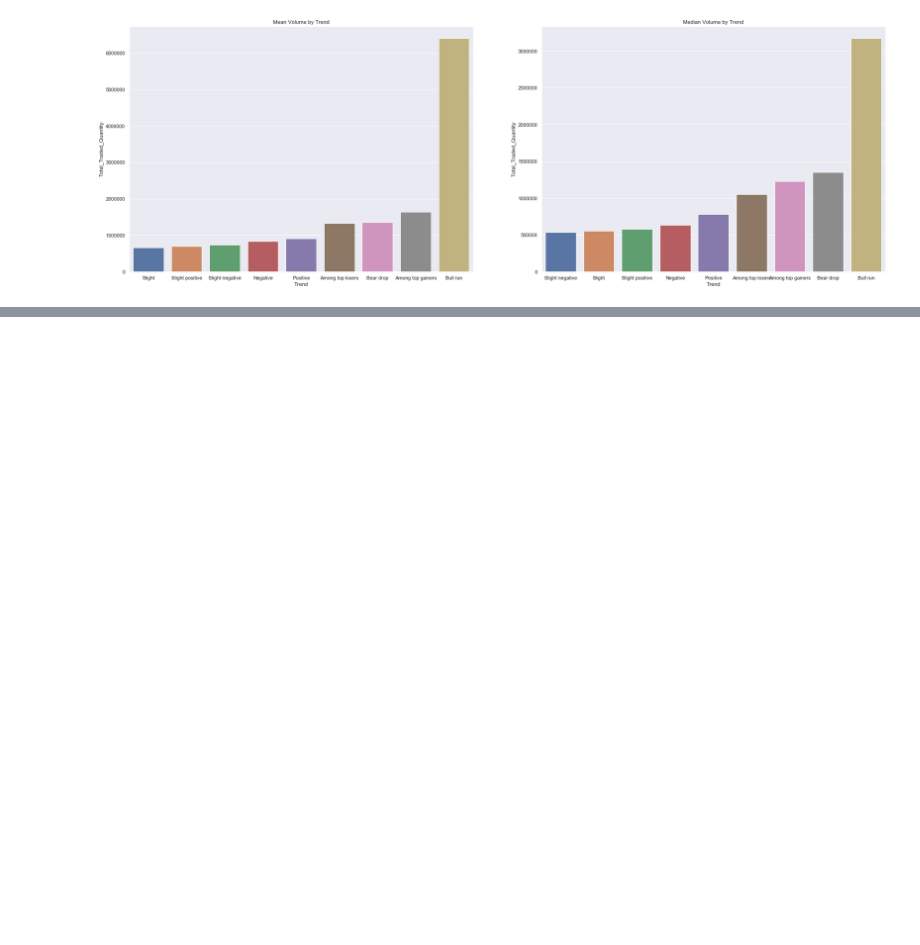
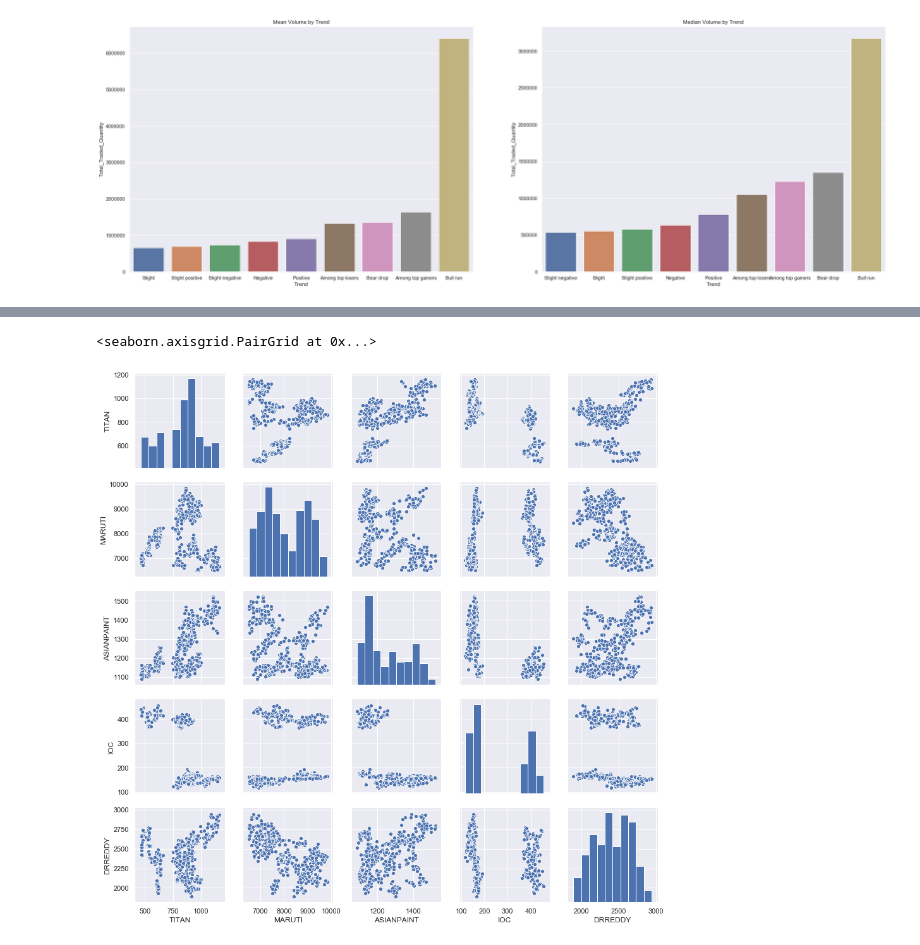
Before and after one commit to JamesMcGuigan/aspiration-ai-internship, a Jupyter notebook: python3/module_2/module_2.ipynb, the cells around one changed output, grey strips where cells are left out. Drawn from its saved outputs; the diff is of its cells as text; code cells hidden in the pictures; blank space fills up the shorter version.

```diff
--- a/python3/module_2/module_2.ipynb
+++ b/python3/module_2/module_2.ipynb
@@ -186,0 +253,5 @@ sns.barplot(ax=axes[1], x='Trend', y='Total_Traded_Quantity', data=volume_by_tre
+# %%
+sns.pairplot(correlation_df)
+# %% [output]
+<seaborn.axisgrid.PairGrid at 0x...>
+[figure, added]
```
Also changed, not shown: parts of 12 cells of this notebook.
